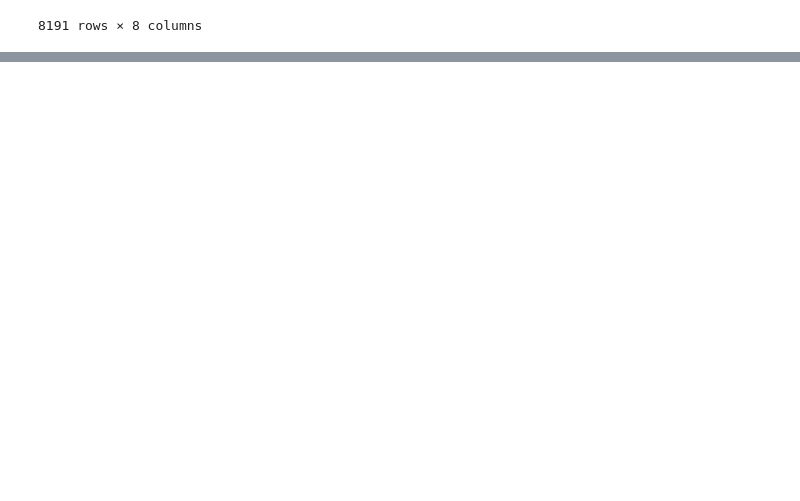
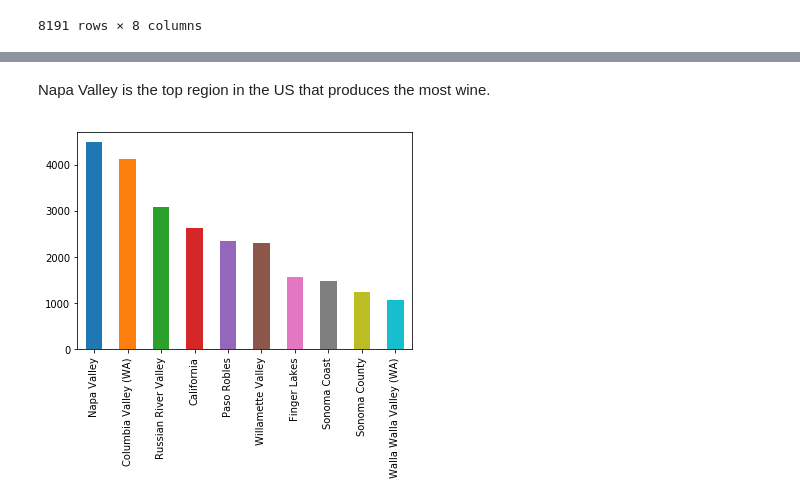
Before and after one commit to evanrosa/wine-ML-capstone-2018, a Jupyter notebook: 02-EDA.ipynb, the cells around one changed output, grey strips where cells are left out. Cells and saved outputs as stored; diff of their text form; code cells hidden in the pictures; blank space fills up the shorter version.

```diff
--- a/02-EDA.ipynb
+++ b/02-EDA.ipynb
@@ -485,0 +491,6 @@ wine.groupby(['country','region_1','variety'])['price'].describe()
+# %% [markdown]
+Napa Valley is the top region in the US that produces the most wine.
+# %%
+wine[wine['country'] == 'US']['region_1'].value_counts().head(10).plot(kind='bar');
+# %% [output]
+[figure, added]
```
Also changed, not shown: parts of 20 cells of this notebook.
